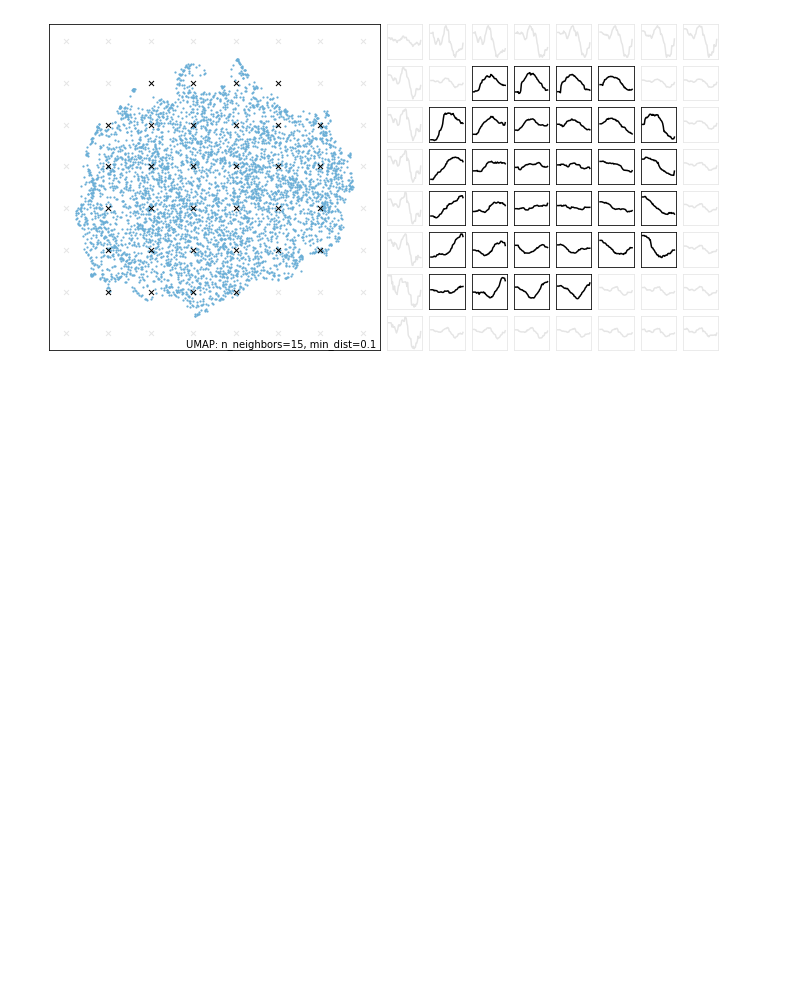
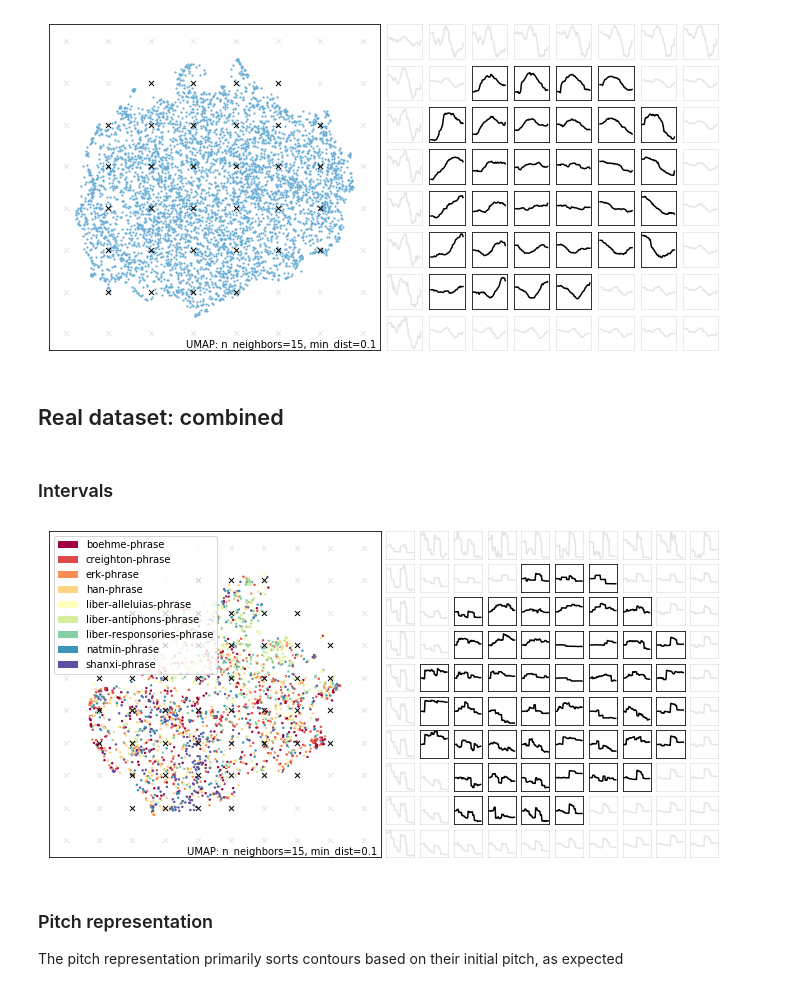
Before and after one commit to bacor/shapes-of-music, a Jupyter notebook: clean_notebooks/UMAP plots.ipynb, the cells around one changed output. Saved outputs shown, nothing was run; the diff lists cells and outputs as text; code cells hidden in the pictures; blank space fills up the shorter version.

Commit message:
add visualizations real dataset

```diff
--- a/clean_notebooks/UMAP plots.ipynb
+++ b/clean_notebooks/UMAP plots.ipynb
@@ -148,3 +128,27 @@ show_side_plot(markov_mapper, gridpoints, inside, mean_inv_contours)
 # %% [output]
 'c' argument looks like a single numeric RGB or RGBA sequence, which should be avoided as value-mapping will have precedence in case its length matches with 'x' & 'y'.  Please use a 2-D array with a s ...
 [figure]
+# %% [markdown]
+## Real dataset: combined
+# %%
+combined = Dataset('combined-phrase')
+# %% [markdown]
+### Intervals
+# %%
+interval_contours = combined.representation('interval', limit=2500)
+interval_mapper = umap.UMAP(random_state=0).fit(interval_contours)
+
+gridpoints, inside = grid_around_points(interval_mapper.embedding_, subdiv=10, margin=0.1)
+mean_inv_contours = average_inv_contours(interval_mapper.inverse_transform, gridpoints, num_samples=2)
+mean_inv_contours = mean_inv_contours.cumsum(axis=1)
+# %%
+fig = plt.figure(figsize=(12, 6))
+show_side_plot(interval_mapper, gridpoints, inside, mean_inv_contours,
+    umap_plot_kws=dict(labels=combined.subset_column('dataset', limit=2500))
+)
+# %% [output]
+[figure, added]
+# %% [markdown]
+### Pitch representation
+
+The pitch representation primarily sorts contours based on their initial pitch, as expected
```
Also changed, not shown: parts of 15 cells of this notebook.
